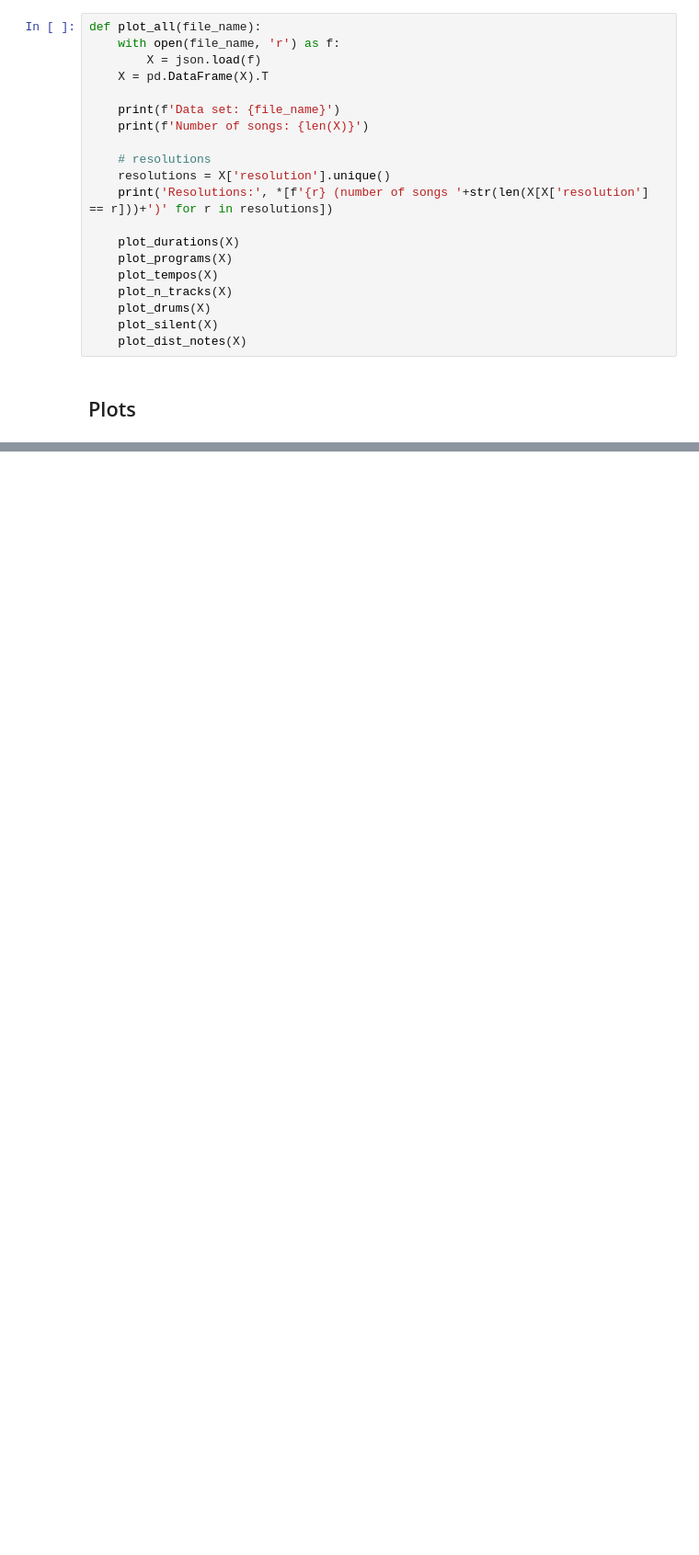
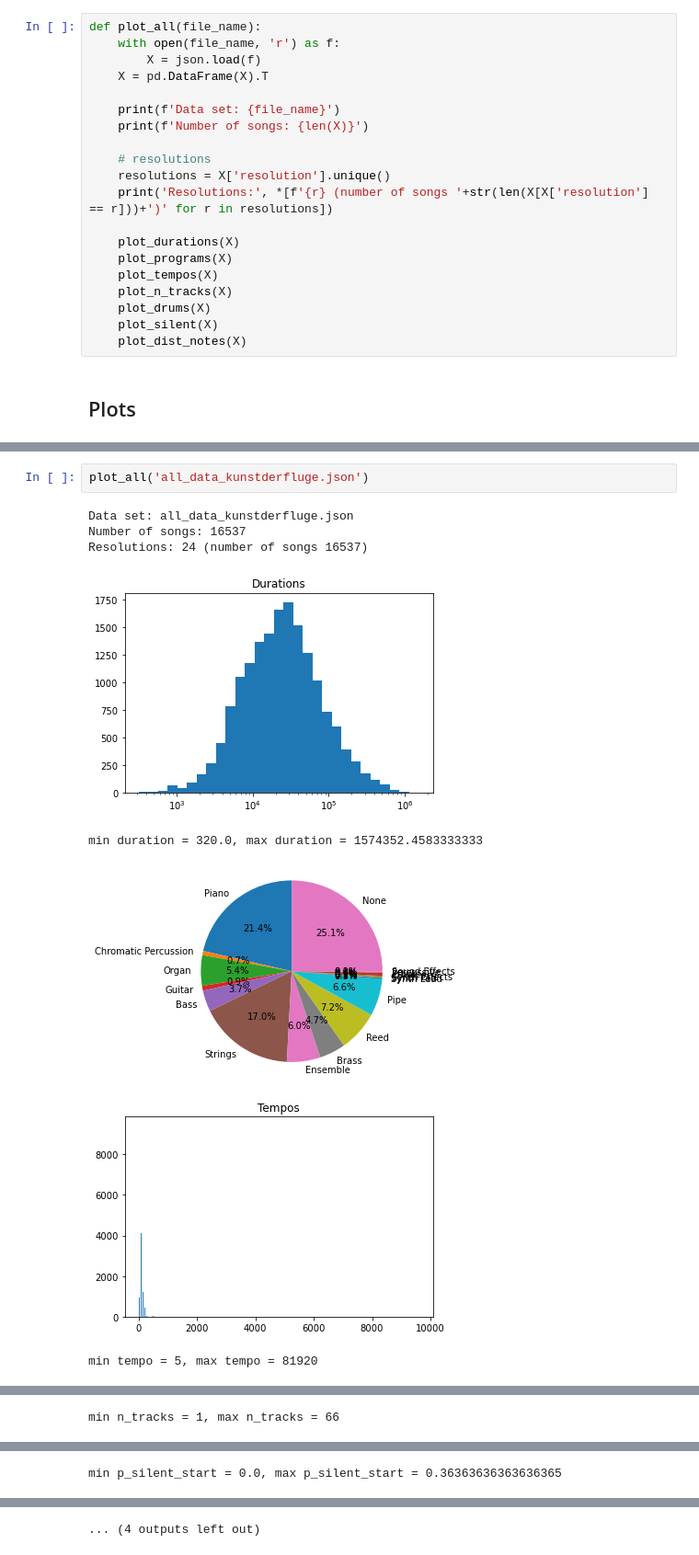
Before and after one commit to kcoost/AI_Music, a Jupyter notebook: plots.ipynb, the cells around one changed output, grey strips where cells are left out. Shown: that part at 92% size. Drawn from its saved outputs; the diff is of its cells as text; blank space fills up the shorter version.

```diff
--- a/plots.ipynb
+++ b/plots.ipynb
@@ -216,3 +209,14 @@ min n_tracks = 1, max n_tracks = 1
 min p_silent_start = 0.0, max p_silent_start = 0.022435897435897436
 [figure]
 ... (4 outputs left out)
+# %%
+plot_all('all_data_kunstderfluge.json')
+# %% [output]
+Data set: all_data_kunstderfluge.json
+Number of songs: 16537
+Resolutions: 24 (number of songs 16537)
+[figure, added]
+min duration = 320.0, max duration = 1574352.4583333333
+[figure, added]
+[figure, added]
+min tempo = 5, max tempo = 81920
@@ -218,0 +224 @@ min p_silent_start = 0.0, max p_silent_start = 0.022435897435897436
+min n_tracks = 1, max n_tracks = 66
@@ -218,0 +227 @@ min p_silent_start = 0.0, max p_silent_start = 0.022435897435897436
+min p_silent_start = 0.0, max p_silent_start = 0.36363636363636365
@@ -218,0 +229 @@ min p_silent_start = 0.0, max p_silent_start = 0.022435897435897436
+... (4 outputs left out)
```
Also changed, not shown: parts of 7 cells of this notebook.
